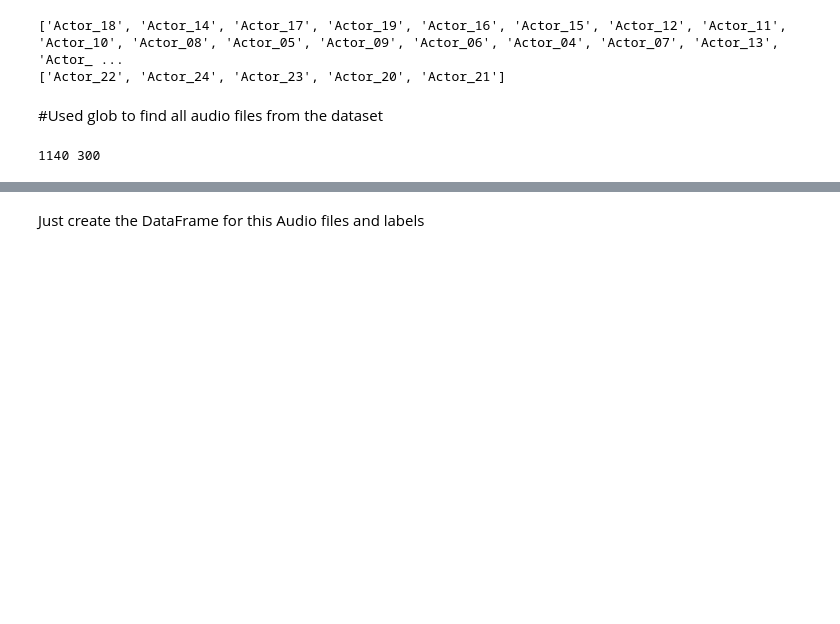
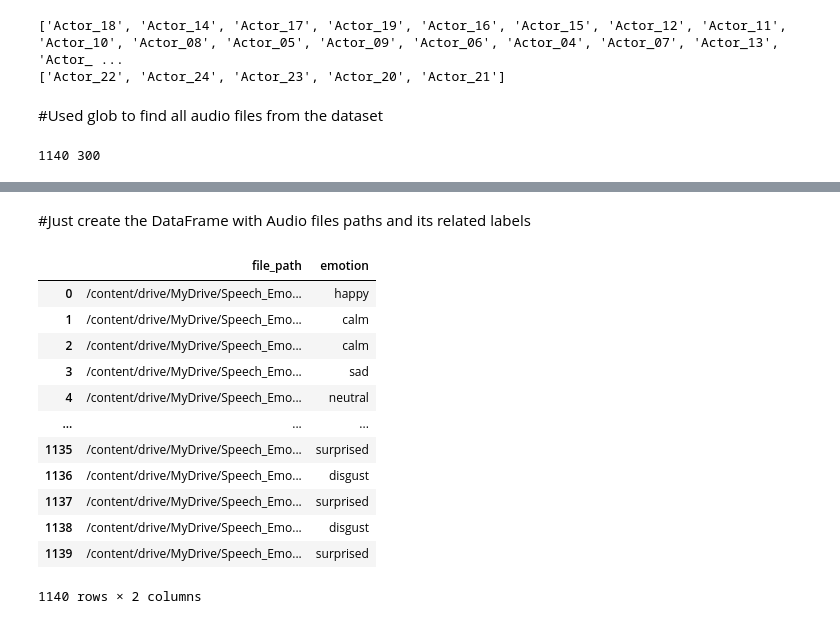
Before and after one commit to salih-salu/Speech_Emotion_Recognition_using_AudioFiles, a Jupyter notebook: Speech_Emotion_Recognition.ipynb, the cells around one changed output, grey strips where cells are left out. Cells and saved outputs as stored; diff of their text form; code cells hidden in the pictures; blank space fills up the shorter version.

```diff
--- a/Speech_Emotion_Recognition.ipynb
+++ b/Speech_Emotion_Recognition.ipynb
@@ -85,6 +85,6 @@ happy
 fearful
 # %% [markdown]
-Just create the DataFrame for this Audio files and labels
+#Just create the DataFrame with Audio files paths and its related labels
 # %%
 train_df = pd.DataFrame({
     'file_path': train_files
@@ -97,0 +100,16 @@ test_df = pd.DataFrame({
+# %%
+train_df
+# %% [output]
+|  | file_path | emotion |
+| 0 | /content/drive/MyDrive/Speech_Emo... | happy |
+| 1 | /content/drive/MyDrive/Speech_Emo... | calm |
+| 2 | /content/drive/MyDrive/Speech_Emo... | calm |
+| 3 | /content/drive/MyDrive/Speech_Emo... | sad |
+| 4 | /content/drive/MyDrive/Speech_Emo... | neutral |
+| ... | ... | ... |
+| 1135 | /content/drive/MyDrive/Speech_Emo... | surprised |
+| 1136 | /content/drive/MyDrive/Speech_Emo... | disgust |
+| 1137 | /content/drive/MyDrive/Speech_Emo... | surprised |
+| 1138 | /content/drive/MyDrive/Speech_Emo... | disgust |
+| 1139 | /content/drive/MyDrive/Speech_Emo... | surprised |
+1140 rows × 2 columns
```
Also changed, not shown: parts of 11 cells of this notebook.
